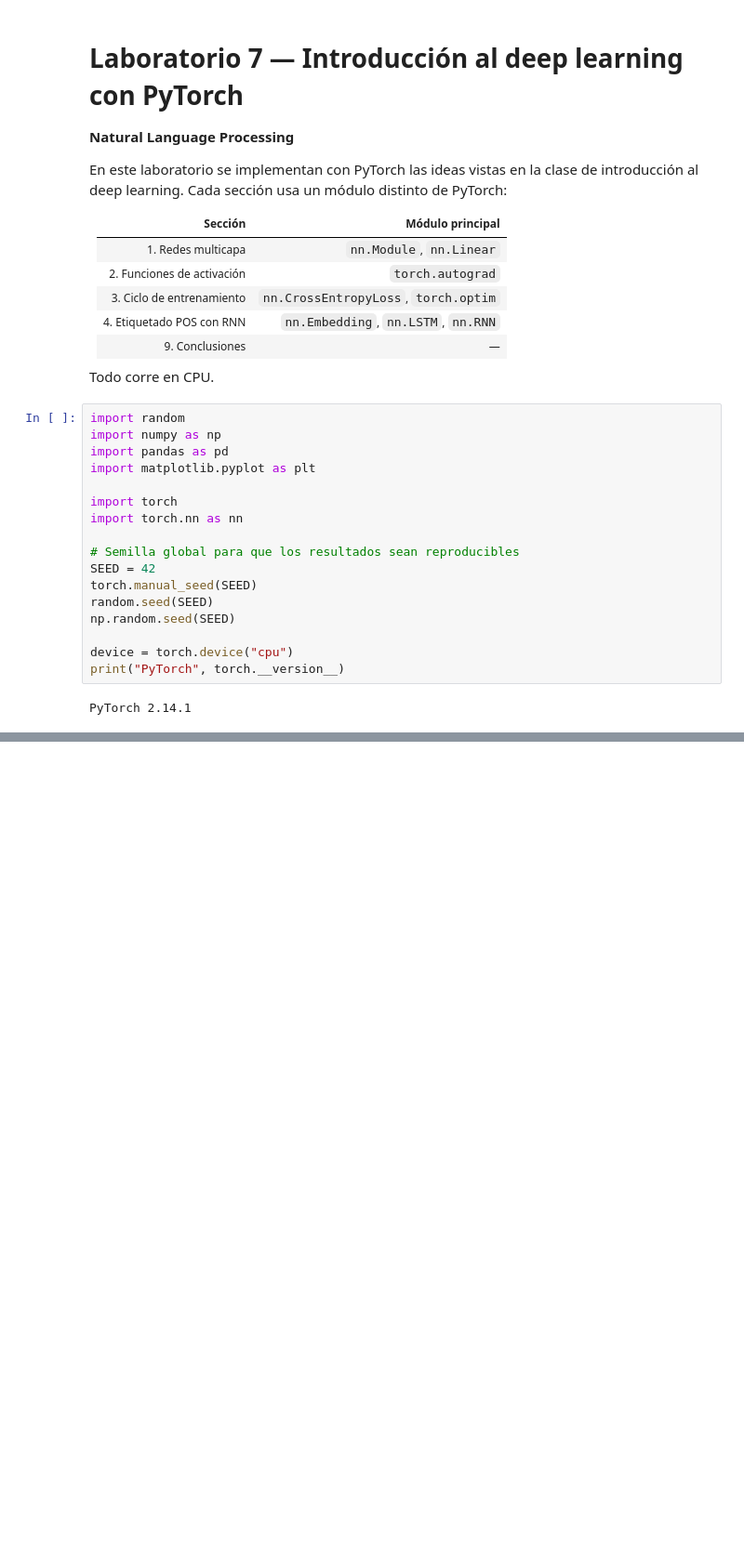
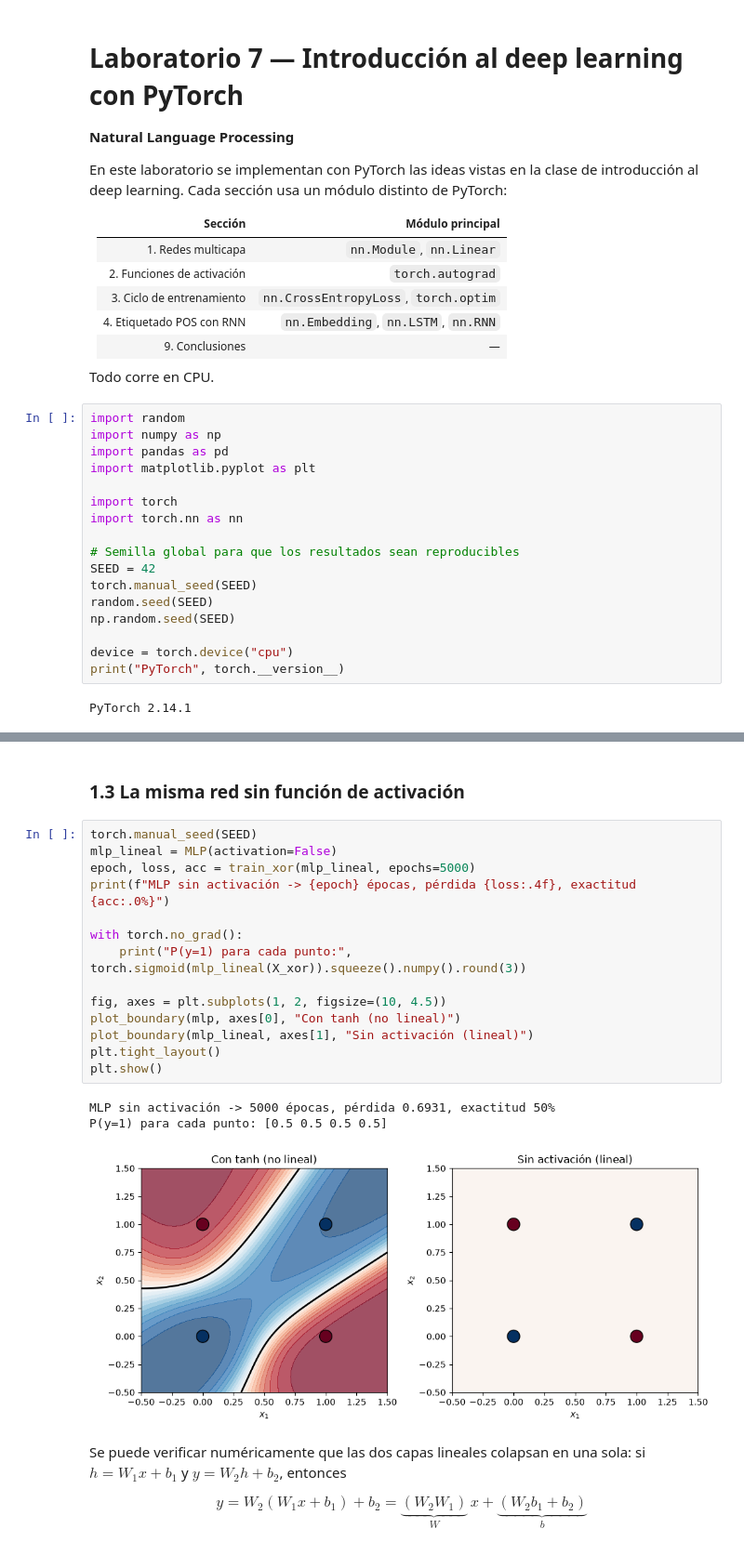
Before and after one commit to Cynthiss/NLP, a Jupyter notebook: Lab_7/Lab_7.ipynb, the cells around one changed output, grey strips where cells are left out. Shown at 93% size. Drawn from its saved outputs; the diff is of its cells as text; blank space fills up the shorter version.

Commit message:
Lab 7 - Sección 1: MLP para XOR, red sin activación y conteo de parámetros
Co-Authored-By: Claude Opus 5.5 <noreply@anthropic.com>

```diff
--- a/Lab_7/Lab_7.ipynb
+++ b/Lab_7/Lab_7.ipynb
@@ -35,0 +117,24 @@ PyTorch 2.14.1
+# %% [markdown]
+### 1.3 La misma red sin función de activación
+# %%
+torch.manual_seed(SEED)
+mlp_lineal = MLP(activation=False)
+epoch, loss, acc = train_xor(mlp_lineal, epochs=5000)
+print(f"MLP sin activación -> {epoch} épocas, pérdida {loss:.4f}, exactitud {acc:.0%}")
+
+with torch.no_grad():
+    print("P(y=1) para cada punto:", torch.sigmoid(mlp_lineal(X_xor)).squeeze().numpy().round(3))
+
+fig, axes = plt.subplots(1, 2, figsize=(10, 4.5))
+plot_boundary(mlp, axes[0], "Con tanh (no lineal)")
+plot_boundary(mlp_lineal, axes[1], "Sin activación (lineal)")
+plt.tight_layout()
+plt.show()
+# %% [output]
+MLP sin activación -> 5000 épocas, pérdida 0.6931, exactitud 50%
+P(y=1) para cada punto: [0.5 0.5 0.5 0.5]
+[figure, added]
+# %% [markdown]
+Se puede verificar numéricamente que las dos capas lineales colapsan en una sola: si $h = W_1x + b_1$ y $y = W_2h + b_2$, entonces
+
+$$y = W_2(W_1x + b_1) + b_2 = \underbrace{(W_2W_1)}_{W}\,x + \underbrace{(W_2b_1 + b_2)}_{b}$$
```
Also changed, not shown: parts of 11 cells of this notebook.
